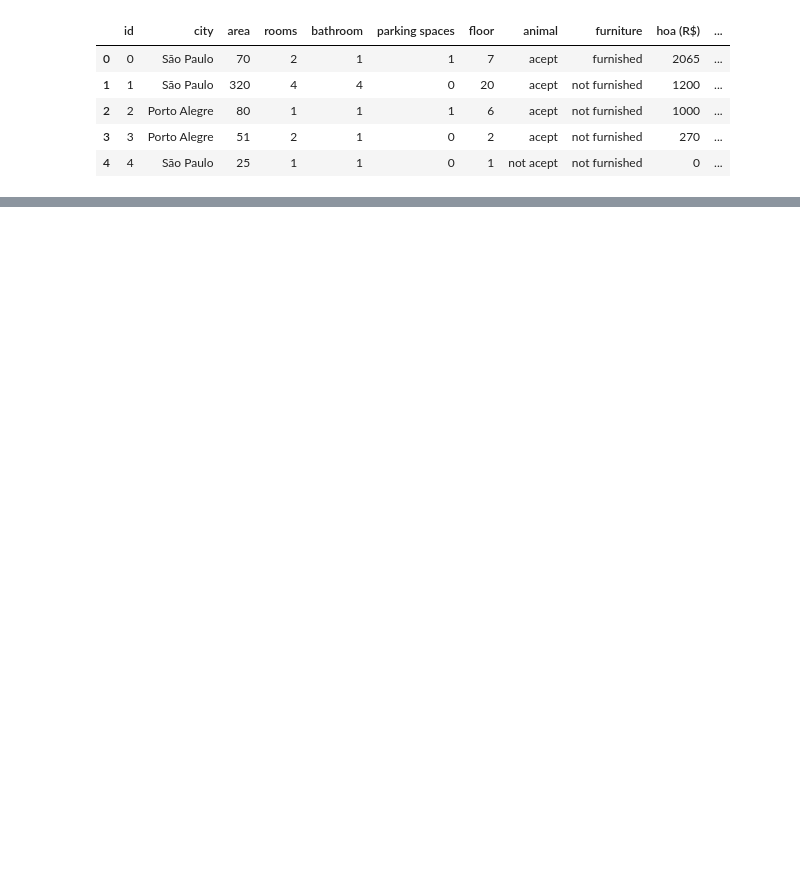
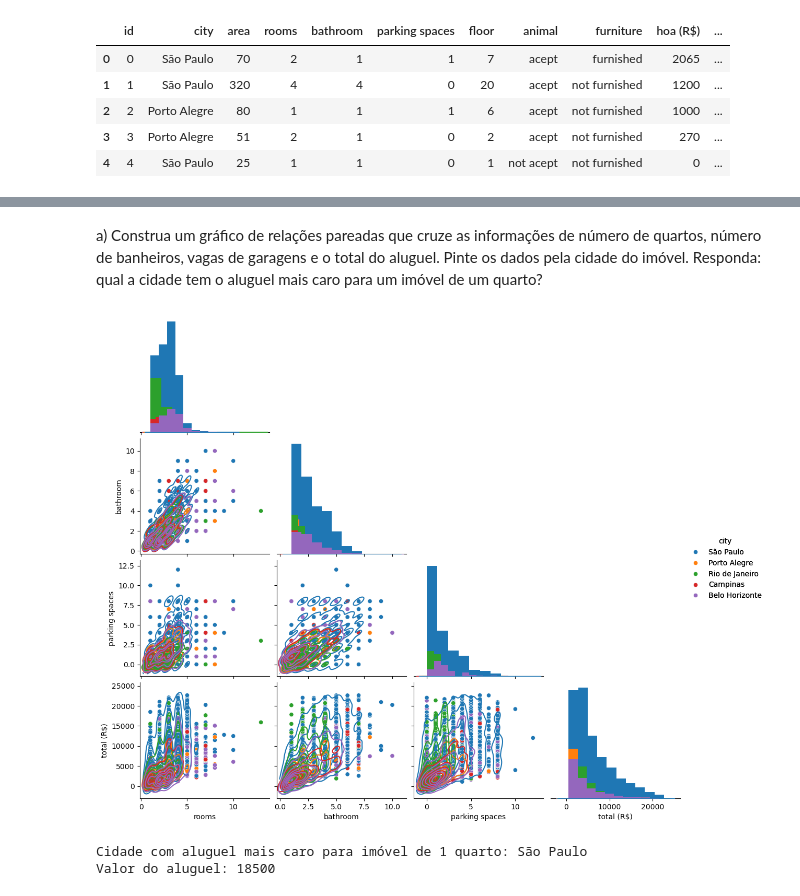
Before and after one commit to alexandrekowa/desafio_semana6_ua1, a Jupyter notebook: main.ipynb, the cells around one changed output, grey strips where cells are left out. Saved outputs shown, nothing was run; the diff lists cells and outputs as text; code cells hidden in the pictures; blank space fills up the shorter version.

```diff
--- a/main.ipynb
+++ b/main.ipynb
@@ -16,0 +41,30 @@ df.head()
+# %% [markdown]
+a) Construa um gráfico de relações pareadas que cruze as informações de número de quartos, número de banheiros, vagas de garagens e o total do aluguel. Pinte os dados pela cidade do imóvel. Responda: qual a cidade tem o aluguel mais caro para um imóvel de um quarto?
+# %%
+#df_plot = df[["city", "rooms", "bathroom", "parking spaces", "total (R$)"]].copy()
+#df_plot.columns = ["Cidade", "Quartos", "Banheiros", "Garagem", "Aluguel Total"]
+
+# Converter 'Aluguel Total' para numérico (caso esteja como string com símbolos)
+df["total (R$)"] = pd.to_numeric(df["total (R$)"], errors="coerce")
+
+# Gráfico de relações pareadas
+grid = sns.pairplot(data=df, vars=["rooms", "bathroom", "parking spaces", "total (R$)"], hue="city", corner=True)
+
+grid = grid.map_upper(plt.scatter)
+grid = grid.map_diag(plt.hist)
+grid = grid.map_lower(sns.kdeplot).add_legend()
+
+#plt.suptitle("Relações entre variáveis de imóveis por cidade", y=1.02)
+#plt.show()
+# %% [output]
+[figure, added]
+# %%
+# Encontrar cidade com o aluguel mais caro para imóvel de 1 quarto
+um_quarto = df[df["rooms"] == 1]
+mais_caro = um_quarto.loc[um_quarto["total (R$)"].idxmax()]
+
+print("Cidade com aluguel mais caro para imóvel de 1 quarto:", mais_caro["city"])
+print("Valor do aluguel:", mais_caro["total (R$)"])
+# %% [output]
+Cidade com aluguel mais caro para imóvel de 1 quarto: São Paulo
+Valor do aluguel: 18500
```
Also changed, not shown: parts of 7 cells of this notebook.
